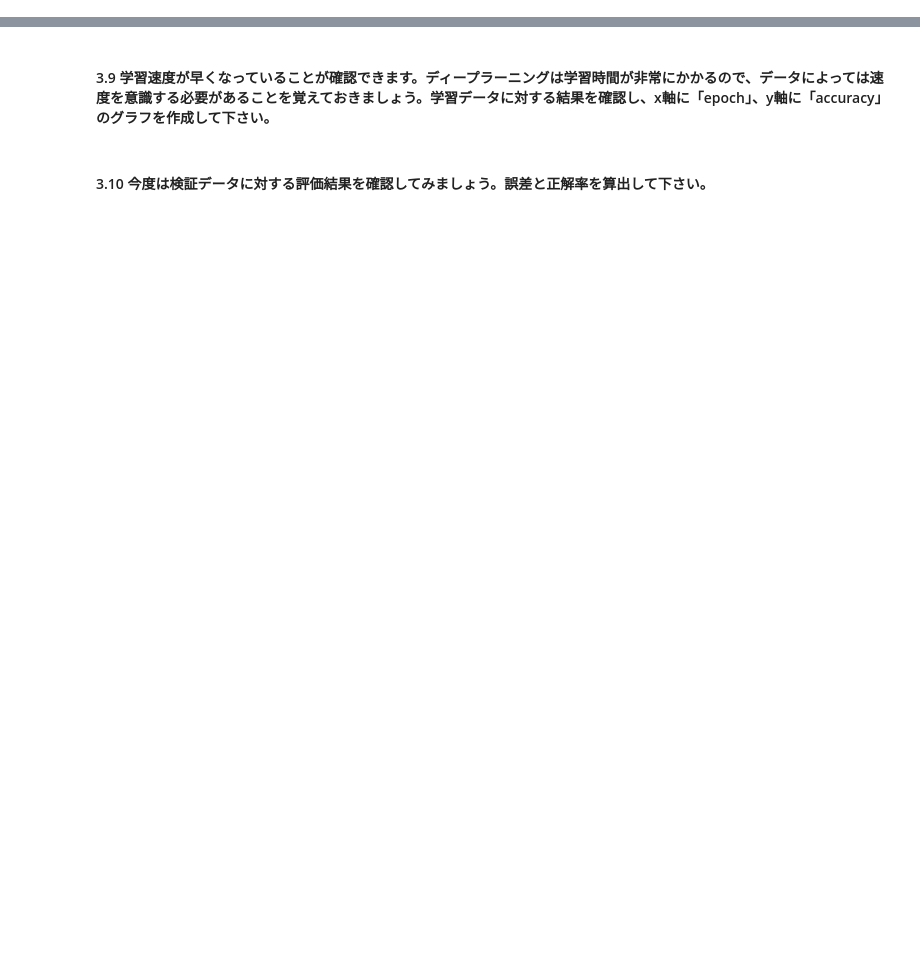
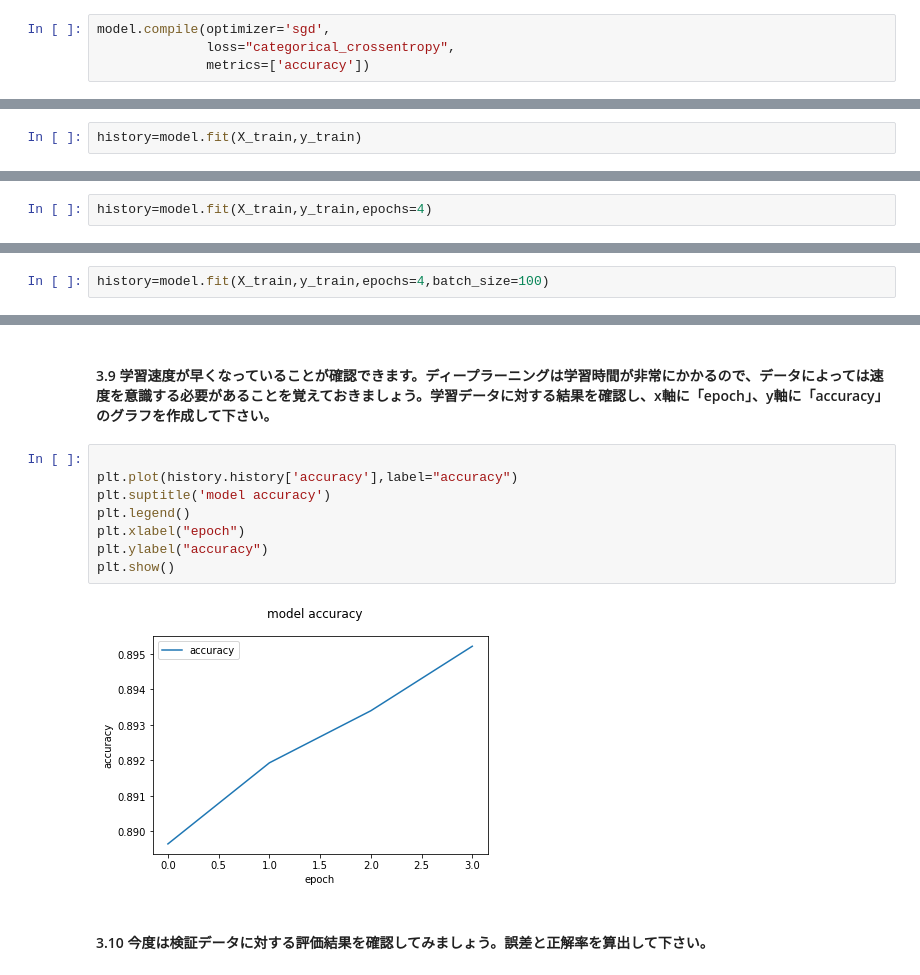
Before and after one commit to ichiyanagi7/python, a Jupyter notebook: neural_network_editor.ipynb, the cells around one changed output, grey strips where cells are left out. Saved outputs shown, nothing was run; the diff lists cells and outputs as text; blank space fills up the shorter version.

```diff
--- a/neural_network_editor.ipynb
+++ b/neural_network_editor.ipynb
@@ -199,4 +284,10 @@ print(X_train.min())
 # %% [markdown]
 #### 3.5 学習方法をcompile関数で設定しましょう。最適化関数を「確率的勾配降下法（Stochastic gradient descent）」を選択して下さい。誤差関数を「categorical_crossentropy」で設定し、metricsは「正解率」を設定してみましょう。※何を目的として重みを更新するかを決定している部分になります。※確率的勾配降下法は難しい概念なので、本コンテンツでは説明しません。詳しく知りたい方は調べてみて下さい。
+# %%
+model.compile(optimizer='sgd',
+              loss="categorical_crossentropy",
+              metrics=['accuracy'])
 # %% [markdown]
 #### 3.6 学習を実行しましょう。fit関数に学習データを当てはめて下さい。
+# %%
+history=model.fit(X_train,y_train)
@@ -203,2 +296,4 @@ print(X_train.min())
 # %% [markdown]
 #### 3.7 「3.6」の学習を、epochs「4」で設定して行って下さい。※epochsとは「一つの訓練データを何回繰り返して学習させるか」の数のことです。
+# %%
+history=model.fit(X_train,y_train,epochs=4)
@@ -205,2 +309,4 @@ print(X_train.min())
 # %% [markdown]
 #### 3.8 学習を繰り返せば、精度が向上することが確認できます。「3.7」の学習を、batch_size=「100」で設定して行って下さい。※batchとは、訓練データをいくつかのかたまりに分割したものを指します。batch_sizeとはそのかたまりのサイズを指します。
+# %%
+history=model.fit(X_train,y_train,epochs=4,batch_size=100)
@@ -207,4 +322,14 @@ print(X_train.min())
 # %% [markdown]
 #### 3.9 学習速度が早くなっていることが確認できます。ディープラーニングは学習時間が非常にかかるので、データによっては速度を意識する必要があることを覚えておきましょう。学習データに対する結果を確認し、x軸に「epoch」、y軸に「accuracy」のグラフを作成して下さい。
+# %%
+
+plt.plot(history.history['accuracy'],label="accuracy")
+plt.suptitle('model accuracy')
+plt.legend()
+plt.xlabel("epoch")
+plt.ylabel("accuracy")
+plt.show()
+# %% [output]
+[figure, added]
 # %% [markdown]
 #### 3.10 今度は検証データに対する評価結果を確認してみましょう。誤差と正解率を算出して下さい。
```
Also changed, not shown: parts of 17 cells of this notebook.
